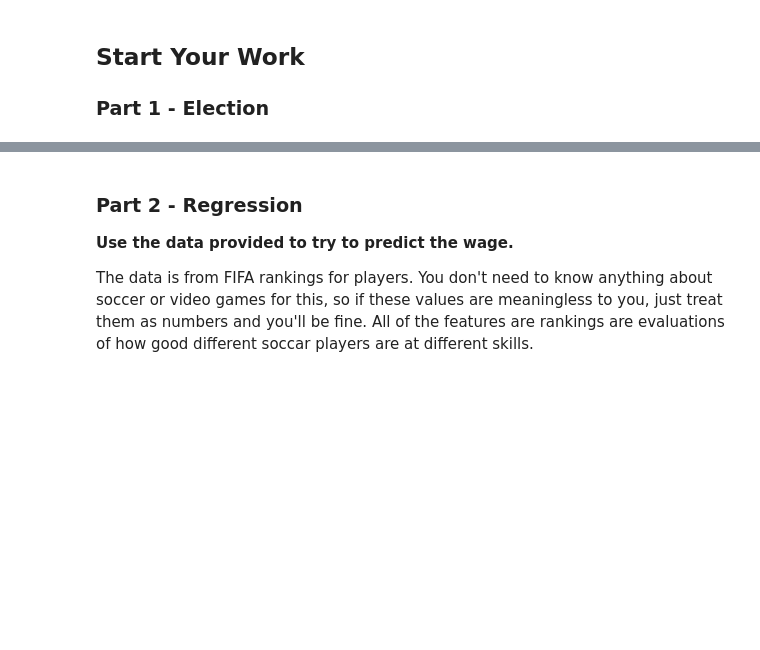
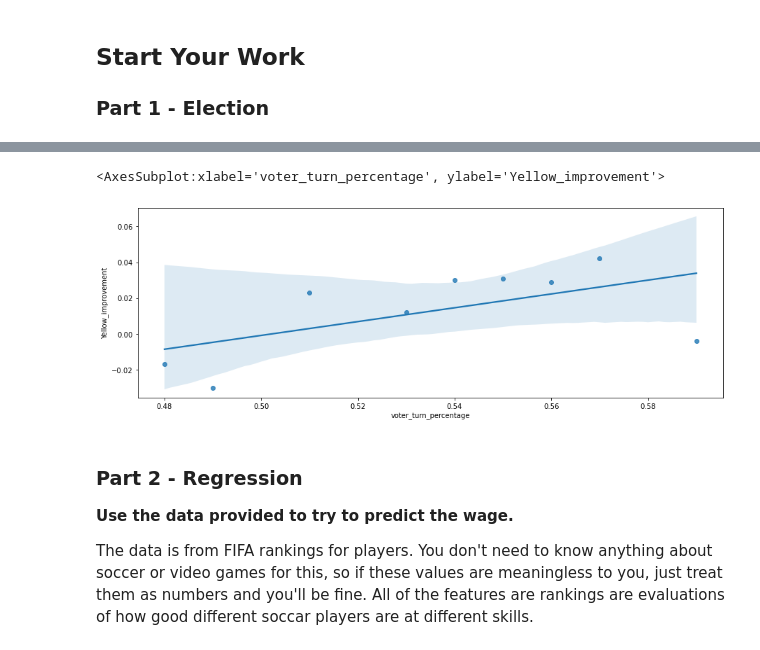
Before and after one commit to shaunmcgregor/DATA3450_Asn_3_Students, a Jupyter notebook: asn_3_1221_start.ipynb, the cells around one changed output, grey strips where cells are left out. Saved outputs shown, nothing was run; the diff lists cells and outputs as text; code cells hidden in the pictures; blank space fills up the shorter version.

```diff
--- a/asn_3_1221_start.ipynb
+++ b/asn_3_1221_start.ipynb
@@ -101,3 +213,9 @@ past_vote_table.head()
+# %%
+sns.regplot(x=past_vote_table["voter_turn_percentage"], y=past_vote_table["Yellow_improvement"])
+# sns.regplot(x=past_vote_table["year"],y=past_vote_table["voter_turn_percentage"])
+# %% [output]
+<AxesSubplot:xlabel='voter_turn_percentage', ylabel='Yellow_improvement'>
+[figure, added]
 # %% [markdown]
 ### Part 2 - Regression
 
```
Also changed, not shown: parts of 12 cells of this notebook.
